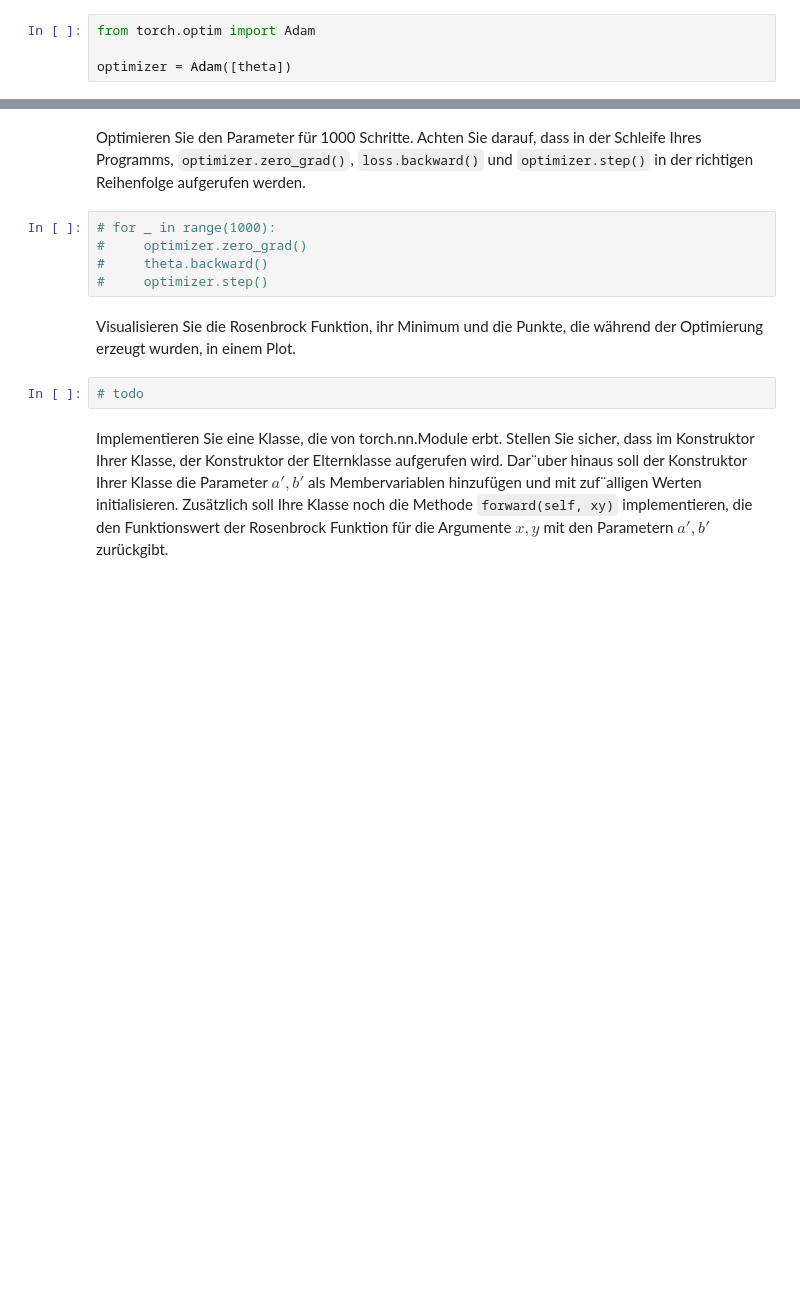
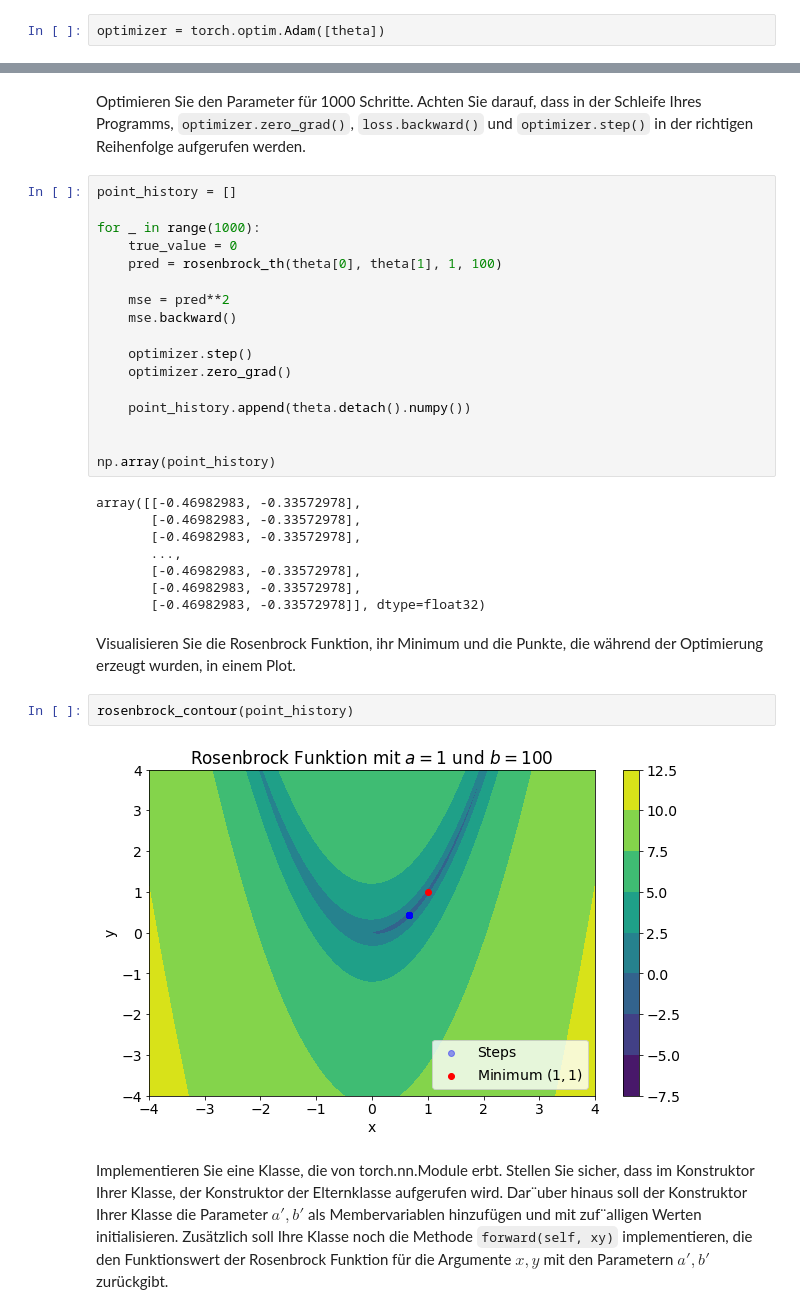
Before and after one commit to MaximilianMundt/DLCV, a Jupyter notebook: Übungsblatt 02/blatt02.ipynb, the cells around one changed output, grey strips where cells are left out. Drawn from its saved outputs; the diff is of its cells as text; blank space fills up the shorter version.

```diff
--- a/Übungsblatt 02/blatt02.ipynb
+++ b/Übungsblatt 02/blatt02.ipynb
@@ -171,9 +171,7 @@ Wählen Sie einen Optimierungsalgorithmus aus dem `torch.optim` Submodul aus und
 erzeugen Sie eine Instanz dieses Optimierers bei dem Sie den zuvor erzeugten Tensor
 als Parameter übergeben.
 # %%
-from torch.optim import Adam
-
-optimizer = Adam([theta])
+optimizer = torch.optim.Adam([theta])
 # %% [markdown]
 Implementieren Sie eine Funktion `rosenbrock_th(x, y, a, b)`, die nur Gleichung 1 berechnet (die Funktion muss nicht den Wert des Gradienten zurückgeben).
 # %%
@@ -183,15 +181,37 @@ def rosenbrock_th(x, y, a, b):
 Optimieren Sie den Parameter für 1000 Schritte. Achten Sie darauf, dass in der Schleife
 Ihres Programms, `optimizer.zero_grad()`, `loss.backward()` und `optimizer.step()`
 in der richtigen Reihenfolge aufgerufen werden.
-# %%
-# for _ in range(1000):
-#     optimizer.zero_grad()
-#     theta.backward()
-#     optimizer.step()
+# %%
+point_history = []
+
+for _ in range(1000):
+    true_value = 0
+    pred = rosenbrock_th(theta[0], theta[1], 1, 100)
+
+    mse = pred**2
+    mse.backward()
+
+    optimizer.step()
+    optimizer.zero_grad()
+
+    point_history.append(theta.detach().numpy())
+
+
+np.array(point_history)
+# %% [output]
+array([[-0.46982983, -0.33572978],
+       [-0.46982983, -0.33572978],
+       [-0.46982983, -0.33572978],
+       ...,
+       [-0.46982983, -0.33572978],
+       [-0.46982983, -0.33572978],
+       [-0.46982983, -0.33572978]], dtype=float32)
 # %% [markdown]
 Visualisieren Sie die Rosenbrock Funktion, ihr Minimum und die Punkte, die während der Optimierung erzeugt wurden, in einem Plot.
-# %%
-# todo
+# %%
+rosenbrock_contour(point_history)
+# %% [output]
+[figure, added]
 # %% [markdown]
 Implementieren Sie eine Klasse, die von torch.nn.Module erbt. Stellen Sie sicher,
 dass im Konstruktor Ihrer Klasse, der Konstruktor der Elternklasse aufgerufen wird.
```
Also changed, not shown: parts of 3 cells of this notebook.
